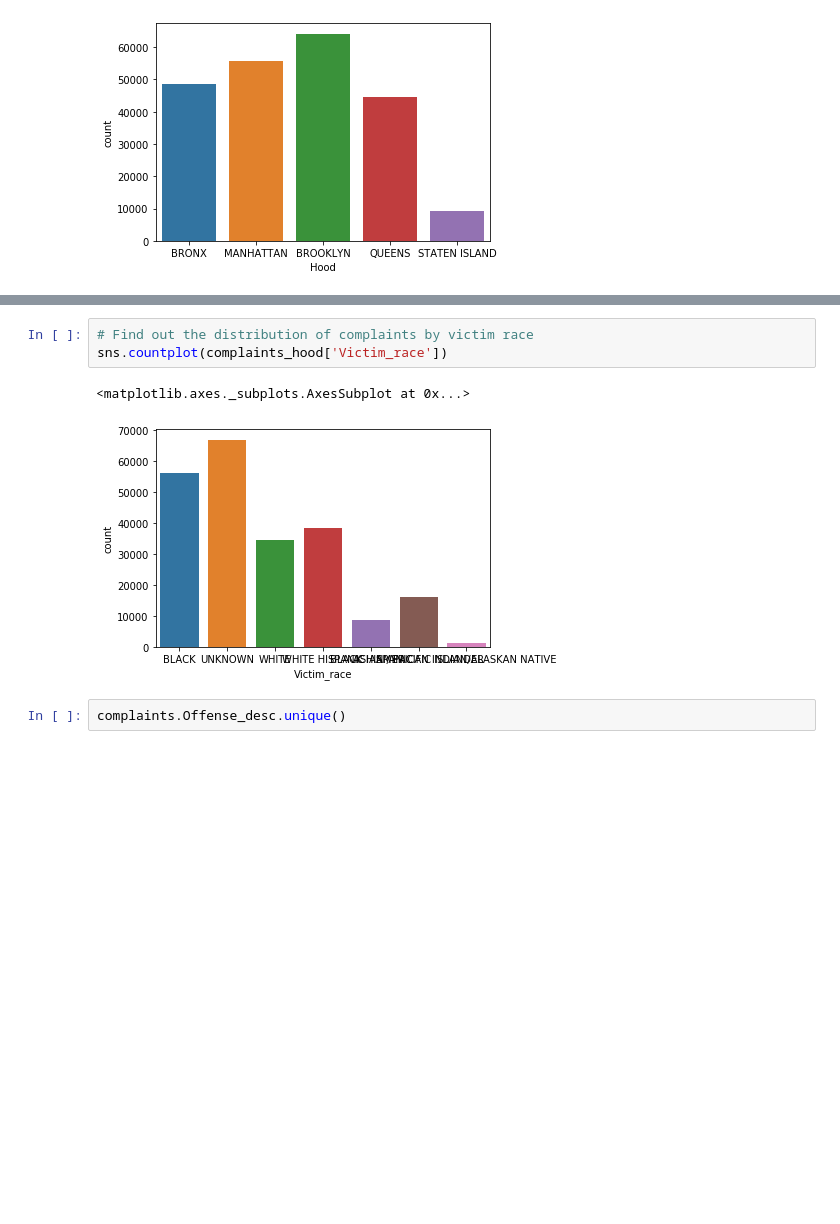
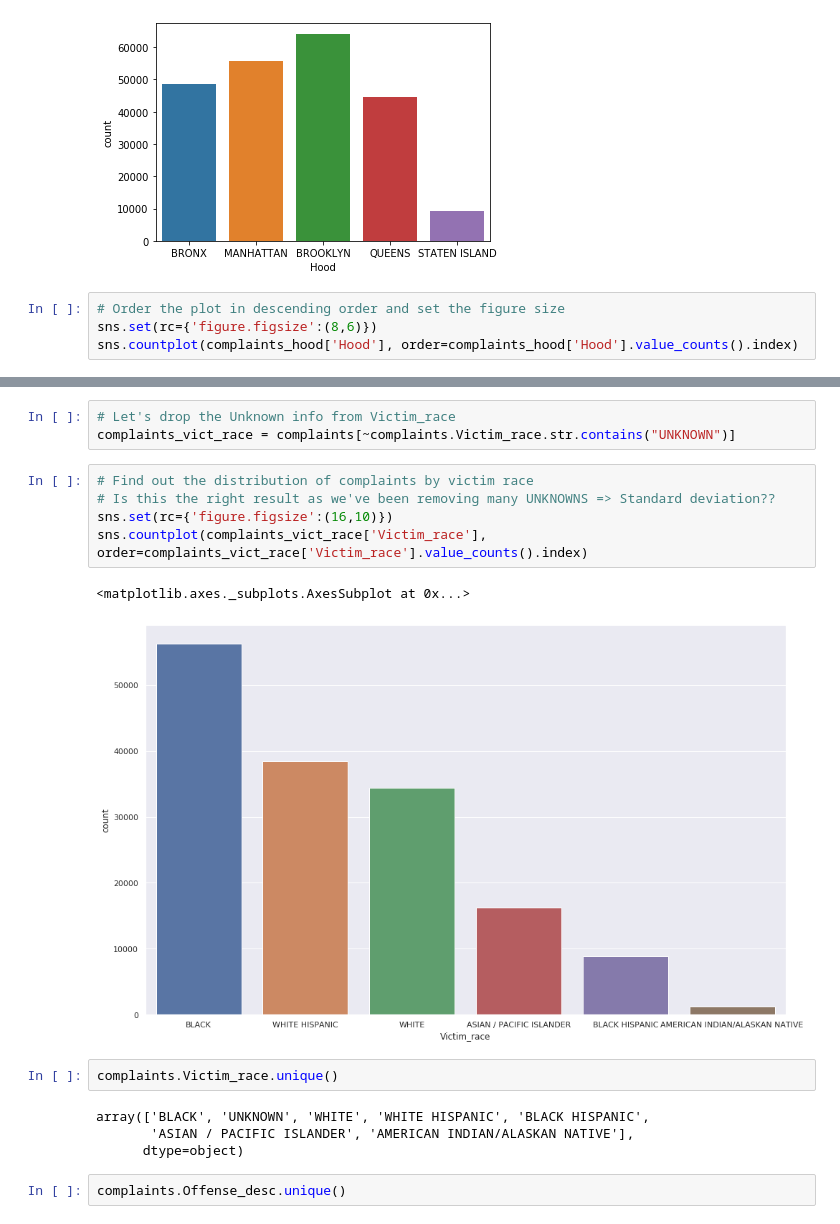
Before and after one commit to ta-data-bcn/Project-Week-5-Your-Own-Project, a Jupyter notebook: your-project/Complaints data analysis.ipynb, the cells around one changed output, grey strips where cells are left out. Drawn from its saved outputs; the diff is of its cells as text; blank space fills up the shorter version.

```diff
--- a/your-project/Complaints data analysis.ipynb
+++ b/your-project/Complaints data analysis.ipynb
@@ -45,3 +45,7 @@ sns.countplot(complaints_hood['Hood'])
 # %% [output]
 <matplotlib.axes._subplots.AxesSubplot at 0x...>
 [figure]
+# %%
+# Order the plot in descending order and set the figure size
+sns.set(rc={'figure.figsize':(8,6)})
+sns.countplot(complaints_hood['Hood'], order=complaints_hood['Hood'].value_counts().index)
@@ -51,9 +64,20 @@ sns.countplot(complaints_hood['Victim_sex'])
+# %%
+# Let's drop the Unknown info from Victim_race
+complaints_vict_race = complaints[~complaints.Victim_race.str.contains("UNKNOWN")]
 # %%
 # Find out the distribution of complaints by victim race
-sns.countplot(complaints_hood['Victim_race'])
+# Is this the right result as we've been removing many UNKNOWNS => Standard deviation??
+sns.set(rc={'figure.figsize':(16,10)})
+sns.countplot(complaints_vict_race['Victim_race'], order=complaints_vict_race['Victim_race'].value_counts().index)
 # %% [output]
 <matplotlib.axes._subplots.AxesSubplot at 0x...>
-[figure, old version]
+[figure, new version]
+# %%
+complaints.Victim_race.unique()
+# %% [output]
+array(['BLACK', 'UNKNOWN', 'WHITE', 'WHITE HISPANIC', 'BLACK HISPANIC',
+       'ASIAN / PACIFIC ISLANDER', 'AMERICAN INDIAN/ALASKAN NATIVE'],
+      dtype=object)
 # %%
 complaints.Offense_desc.unique()
 # %% [output]
```
Also changed, not shown: parts of 3 cells of this notebook.
